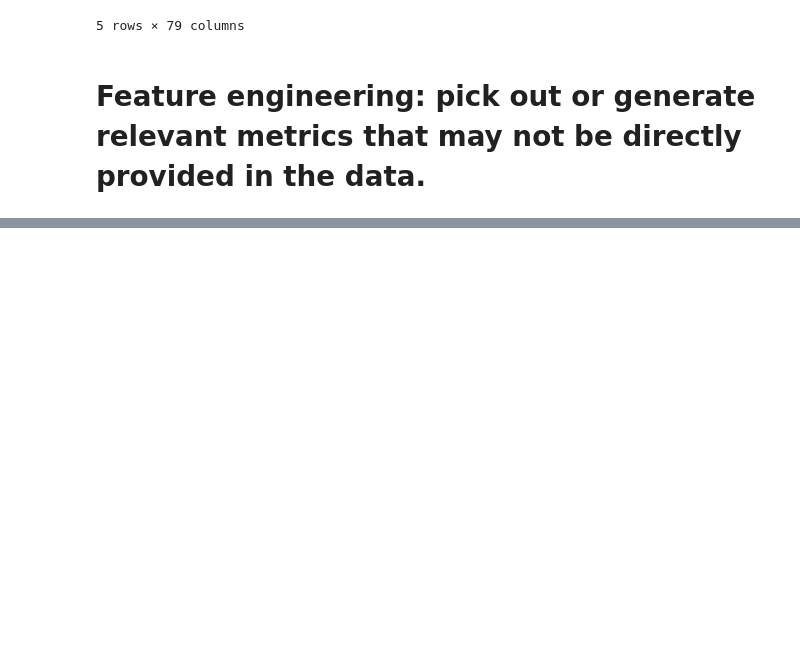
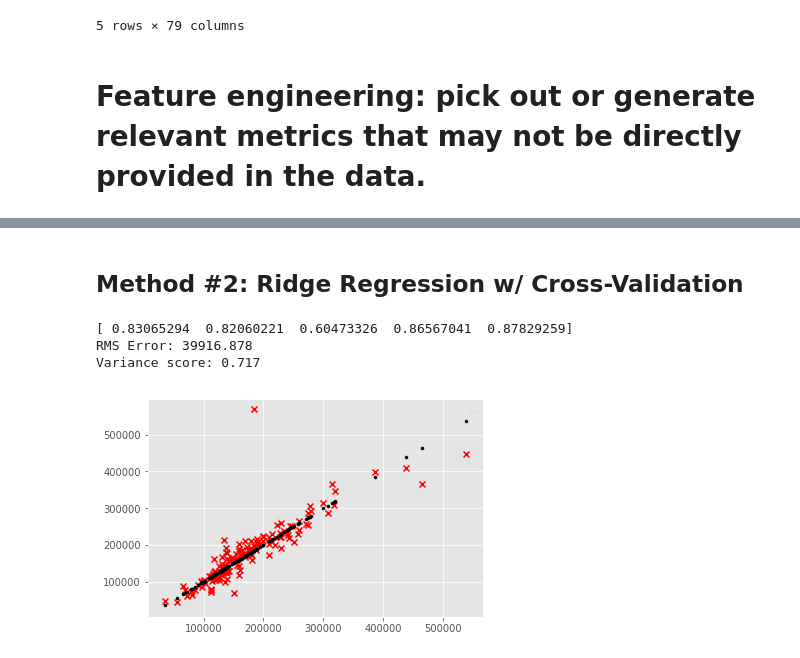
Before and after one commit to darrylgleason/Kaggle_House-Prices, a Jupyter notebook: House-Prices.ipynb, the cells around one changed output, grey strips where cells are left out. Drawn from its saved outputs; the diff is of its cells as text; code cells hidden in the pictures; blank space fills up the shorter version.

```diff
--- a/House-Prices.ipynb
+++ b/House-Prices.ipynb
@@ -286,0 +331,12 @@ Variance score: 0.770
+# %% [markdown]
+## Method #2: Ridge Regression w/ Cross-Validation
+# %%
+# Create and evaluate the model on the training data.
+model = linear_model.RidgeCV(
+    alphas=[0.1, 1.0, 10.0, 100.0, 1000.0, 10000.0])
+evaluate_model(x_train, y_train, model)
+# %% [output]
+[ 0.83065294  0.82060221  0.60473326  0.86567041  0.87829259]
+RMS Error: 39916.878
+Variance score: 0.717
+[figure, added]
```
Also changed, not shown: parts of 28 cells of this notebook.
